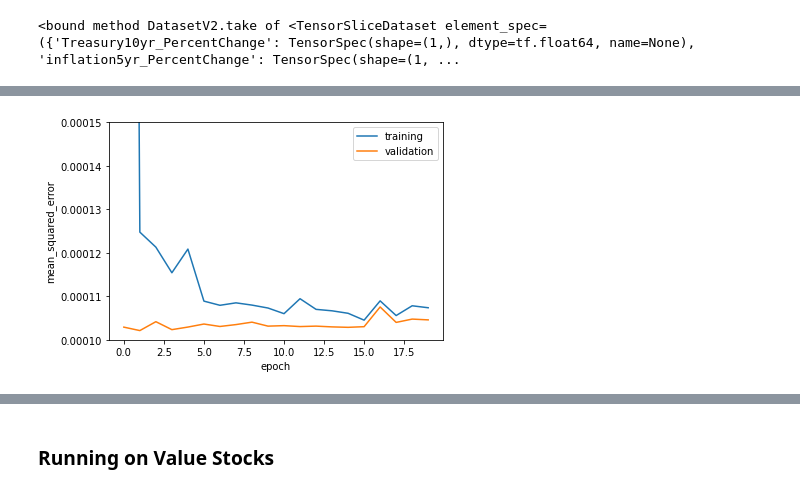
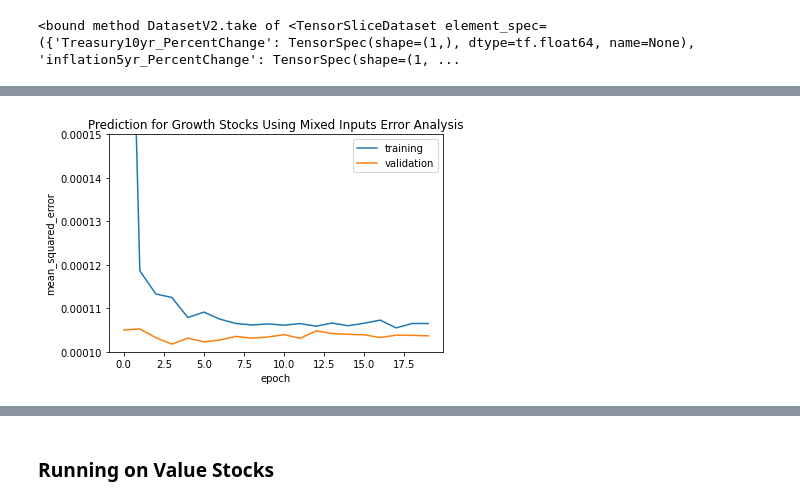
Before and after one commit to lu18cheng/pic16b_stock_analysis, a Jupyter notebook: code/Mixed Data Features.ipynb, the cells around one changed output, grey strips where cells are left out. Saved outputs shown, nothing was run; the diff lists cells and outputs as text; code cells hidden in the pictures.

Commit message:
Modified Growth Prediction

```diff
--- a/code/Mixed Data Features.ipynb
+++ b/code/Mixed Data Features.ipynb
@@ -77,6 +80,12 @@ CPI_input = keras.Input(
     name = "CPI_PercentChange",
     dtype = "float64"
 )
+
+exchange_input = keras.Input(
+    shape = (1,),
+    name = "exchange_PercentChange",
+    dtype = "float64"
+)
 # %%
 # pipeline for treasury
 treasury_features = Dense(300, activation='relu')(treasury_input)
@@ -95,9 +104,15 @@ CPI_features = Dense(300, activation='relu')(CPI_input)
 CPI_features = Dense(300, activation='relu')(CPI_features)
 CPI_features = Dropout(0.2)(CPI_features)
 CPI_features = Dense(300, activation='relu')(CPI_features)
+
+# pipeline for exchange rate
+exchange_features = Dense(300, activation='relu')(exchange_input)
+exchange_features = Dense(300, activation='relu')(exchange_features)
+exchange_features = Dropout(0.2)(exchange_features)
+exchange_features = Dense(300, activation='relu')(exchange_features)
 # %%
 # concatenation
-main = layers.concatenate([treasury_features, inflation_features, CPI_features], axis = 1)
+main = layers.concatenate([treasury_features, inflation_features, CPI_features, exchange_features], axis = 1)
 # %%
 # output layer
 main = layers.Dense(200, activation='relu')(main)
@@ -106,7 +121,7 @@ output = layers.Dense(1, name = "GrowthStock_PercentChange")(main)
 # %%
 # create the model
 model = keras.Model(
-    inputs = [treasury_input, inflation_input, CPI_input],
+    inputs = [treasury_input, inflation_input, CPI_input, exchange_input],
     outputs = output
 )
 
@@ -158,10 +173,11 @@ Epoch 20/20
 # %%
 plt.plot(history.history["mean_squared_error"], label = "training")
 plt.plot(history.history["val_mean_squared_error"], label = "validation")
 plt.gca().set(xlabel = "epoch", ylabel = "mean_squared_error")
+plt.title(label = "Prediction for Growth Stocks Using Mixed Inputs Error Analysis", loc = "center")
 plt.ylim(0.0001, 0.00015)
 plt.legend()
 
 plt.savefig("growth_mixed_features.png")
 # %% [output]
-[figure, old version]
+[figure, new version]
```
Also changed, not shown: parts of 4 cells of this notebook, 2 other files.
